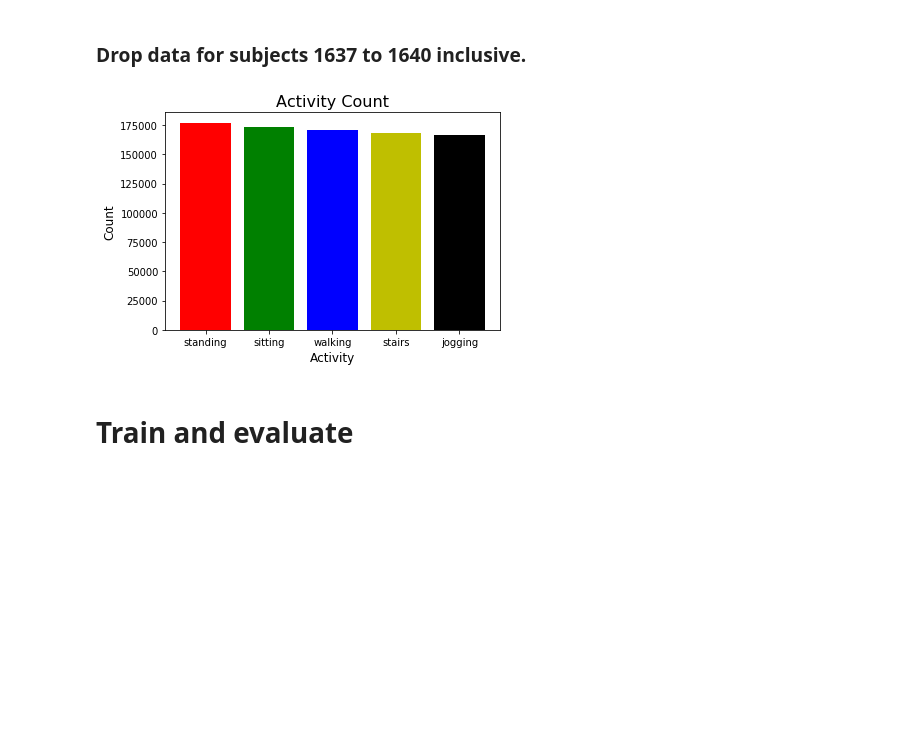
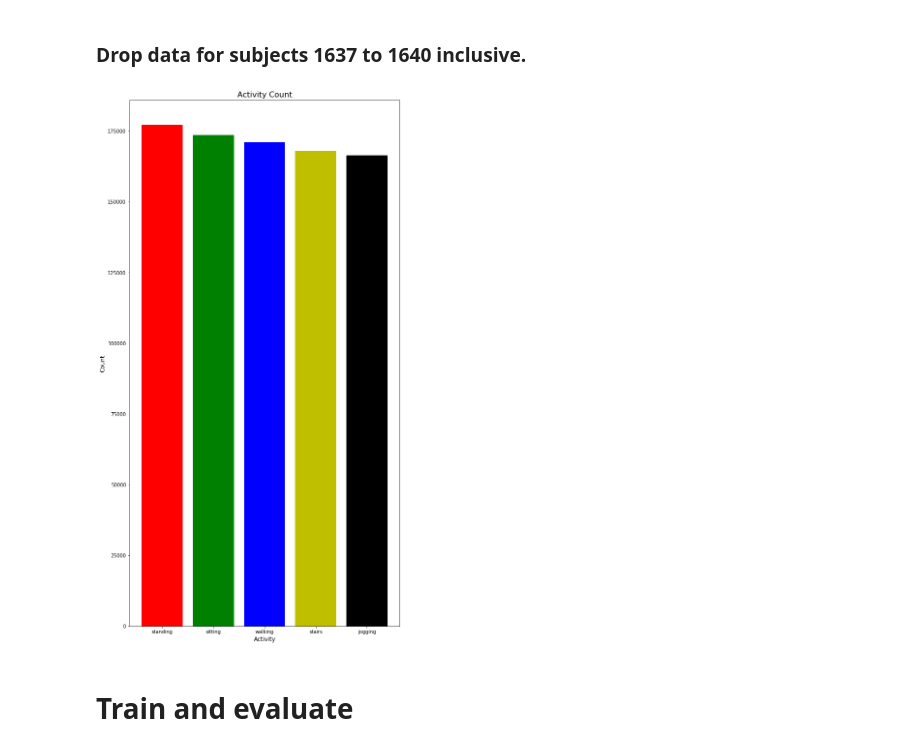
Before and after one commit to rayed-therap/human-activity-recognition-smartwartch, a Jupyter notebook: har.ipynb, the cells around one changed output. Cells and saved outputs as stored; diff of their text form; code cells hidden in the pictures; blank space fills up the shorter version.

Commit message:
Edit figure

```diff
--- a/har.ipynb
+++ b/har.ipynb
@@ -156,14 +156,14 @@ har_df = har_df.loc[~har_df['subject'].isin([1637, 1638, 1639, 1640])].reset_ind
 # %%
 activity_count = har_df.activity.value_counts()
 
-fig, ax = plt.subplots()
+fig, ax = plt.subplots(figsize=(10,20))
 ax.bar(activity_count.index, activity_count.values, color=['r', 'g', 'b', 'y', 'k'])
 ax.set_title('Activity Count', {'fontsize': 16})
 ax.set_xlabel('Activity', {'fontsize': 12})
 ax.set_ylabel('Count', {'fontsize': 12})
 ax.figure.savefig('images/activity_count.svg')
 # %% [output]
-[figure, old version]
+[figure, new version]
 # %% [markdown]
 # Train and evaluate
 # %%
```
Also changed, not shown: 1 other file.
